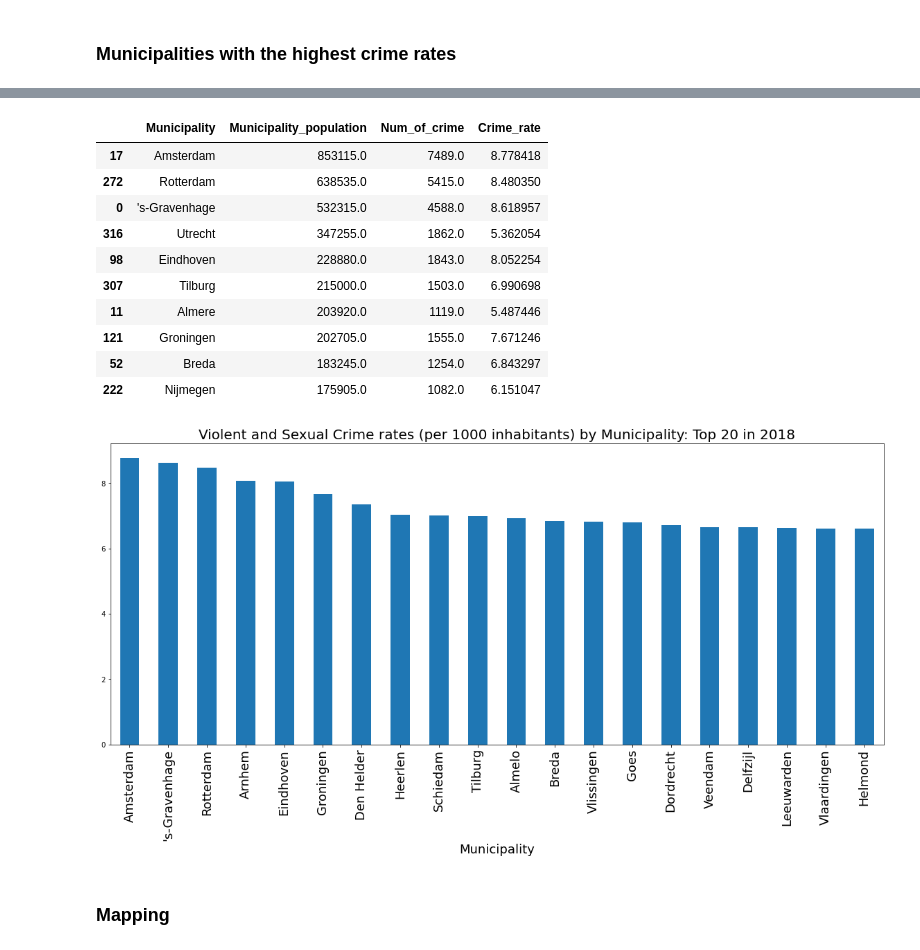
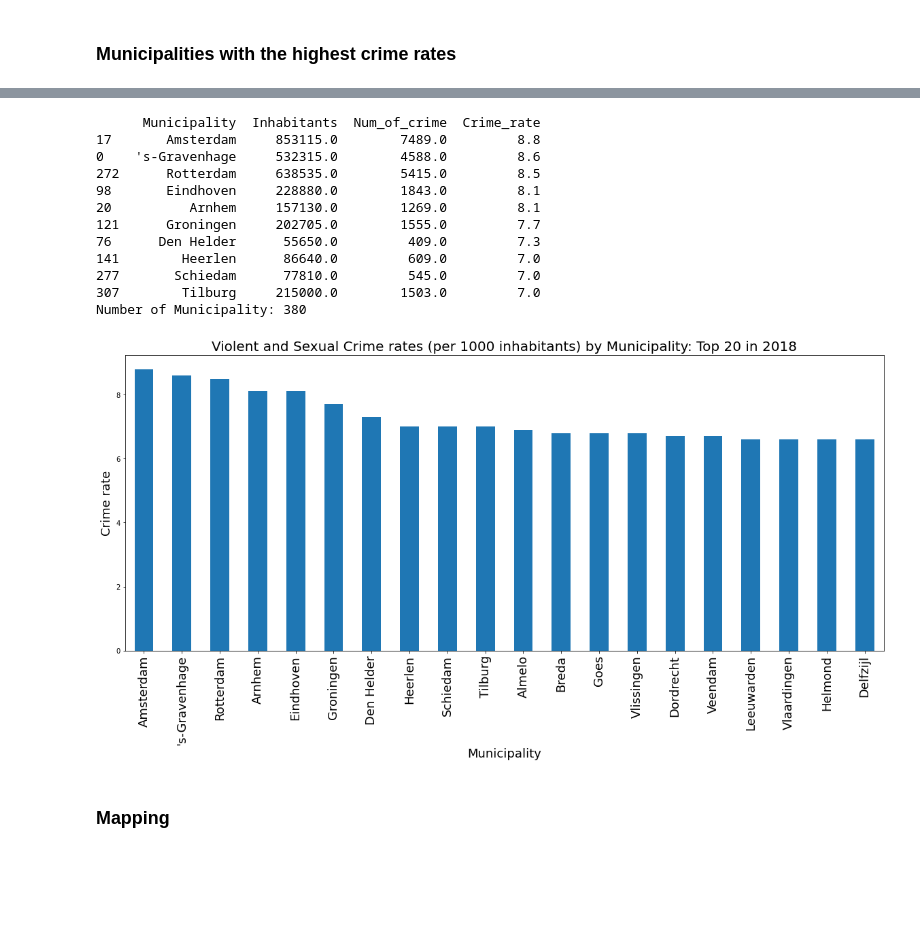
Before and after one commit to muratko357/Netherlands-Crime-Analysis, a Jupyter notebook: NL_Crime_rates_by_municipality.ipynb, the cells around one changed output, grey strips where cells are left out. Saved outputs shown, nothing was run; the diff lists cells and outputs as text; code cells hidden in the pictures; blank space fills up the shorter version.

```diff
--- a/NL_Crime_rates_by_municipality.ipynb
+++ b/NL_Crime_rates_by_municipality.ipynb
@@ -68,8 +67,7 @@ df.shape
 (13305, 31)
 # %%
 # Create a dataframe for population by municipality
-df_pop_munic = df.groupby('Municipality')['Inhabitants'].sum().to_frame(name='Municipality_population').reset_index()
-df_pop_munic
+df_pop_munic = df.groupby('Municipality')['Inhabitants'].sum().to_frame(name='Inhabitants').reset_index()
 # %%
 # Create a dataframe for total number of violent and sexual crime
 df_numcrime_munic = df.groupby('Municipality')['Total_violence_and_sexual_crimes'].sum().to_frame(name='Num_of_crime').reset_index()
@@ -79,8 +77,8 @@ crime_by_munic = pd.merge(df_pop_munic, df_numcrime_munic, how="outer", on=['Mun
 # %%
 # Calculate the crime rate per municipality and assign them as a new column to the crime data
 ## Multiply the result by 1000 to obtain the crime rate per 1000 inhabitants
-crime_by_munic['Crime_rate'] = 1000 * (crime_by_munic['Num_of_crime'].divide(crime_by_munic['Municipality_population']).replace(np.inf, 0))
-crime_by_munic.head()
+crime_by_munic['Crime_rate'] = 1000 * (crime_by_munic['Num_of_crime'].divide(crime_by_munic['Inhabitants']).replace(np.inf, 0))
+crime_by_munic['Crime_rate'] = round(crime_by_munic['Crime_rate'], 1)
 # %% [markdown]
 ### Data for geographic information
 The data is accessed from www.pdok.nl for the official district boundaries of the Netherlands in 2018
@@ -123,28 +118,33 @@ Eindhoven        8.052254
 # %%
-# Dispaly municipalities with their population and crime rates, sorted by their population
-crime_by_munic.sort_values('Municipality_population', ascending=False).head(10)
+# Dispaly municipalities with their population and crime rates, sorted by their crime rates
+table = crime_by_munic.sort_values('Crime_rate', ascending = False).head(10)
+print(crime_by_munic.sort_values('Crime_rate', ascending = False).head(10))
+print('Number of Municipality:', len(crime_by_munic))
 # %% [output]
-|  | Municipality | Municipality_population | Num_of_crime | Crime_rate |
-| 17 | Amsterdam | 853115.0 | 7489.0 | 8.778418 |
-| 272 | Rotterdam | 638535.0 | 5415.0 | 8.480350 |
-| 0 | 's-Gravenhage | 532315.0 | 4588.0 | 8.618957 |
-| 316 | Utrecht | 347255.0 | 1862.0 | 5.362054 |
-| 98 | Eindhoven | 228880.0 | 1843.0 | 8.052254 |
-| 307 | Tilburg | 215000.0 | 1503.0 | 6.990698 |
-| 11 | Almere | 203920.0 | 1119.0 | 5.487446 |
-| 121 | Groningen | 202705.0 | 1555.0 | 7.671246 |
-| 52 | Breda | 183245.0 | 1254.0 | 6.843297 |
-| 222 | Nijmegen | 175905.0 | 1082.0 | 6.151047 |
+      Municipality  Inhabitants  Num_of_crime  Crime_rate
+17       Amsterdam     853115.0        7489.0         8.8
+0    's-Gravenhage     532315.0        4588.0         8.6
+272      Rotterdam     638535.0        5415.0         8.5
+98       Eindhoven     228880.0        1843.0         8.1
+20          Arnhem     157130.0        1269.0         8.1
+121      Groningen     202705.0        1555.0         7.7
+76      Den Helder      55650.0         409.0         7.3
+141        Heerlen      86640.0         609.0         7.0
+277       Schiedam      77810.0         545.0         7.0
+307        Tilburg     215000.0        1503.0         7.0
+Number of Municipality: 380
 # %%
-# Display the bar chart figure of the top 20 municipalities in term of crime rates
+# Display the bar chart figure of the top 20 municipalities of crime rates
+table = crime_by_munic.groupby('Municipality')['Crime_rate'].sum().sort_values(ascending=False)
 table.head(20).plot(kind= 'bar', legend=False, figsize=(20,8))
 plt.title('Violent and Sexual Crime rates (per 1000 inhabitants) by Municipality: Top 20 in 2018',
           fontweight = 30, fontsize = 20)
 plt.xlabel('Municipality', fontsize = 18)
+plt.ylabel('Crime rate', fontsize = 18)
 plt.xticks(rotation = 90, fontsize = 18)
 plt.show()
 # %% [output]
-[figure, old version]
+[figure, new version]
 # %% [markdown]
 ### Mapping
 # %% [markdown]
```
Also changed, not shown: parts of 5 cells of this notebook.
